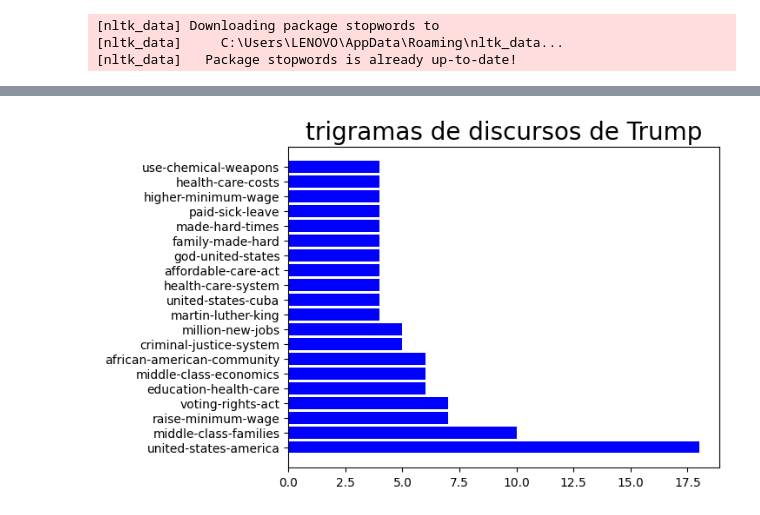
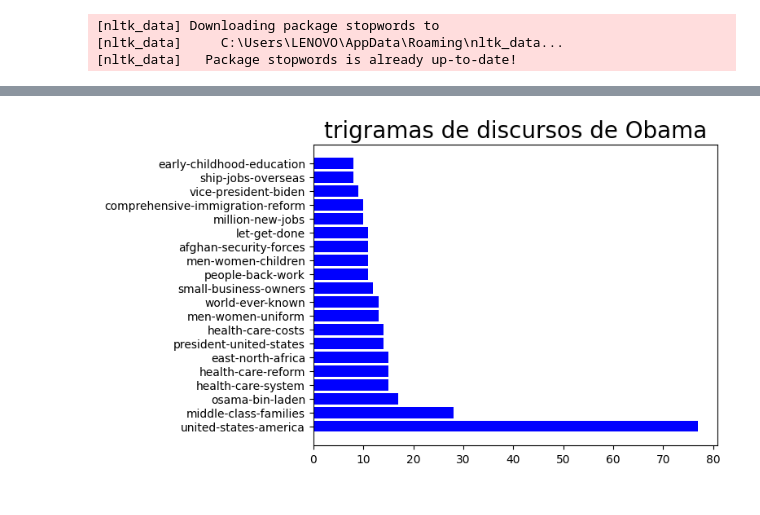
Before and after one commit to AgustinCdeCelis/Speaches-Trump, a Jupyter notebook: workingfile2.ipynb, the cells around one changed output, grey strips where cells are left out. Saved outputs shown, nothing was run; the diff lists cells and outputs as text; code cells hidden in the pictures.

```diff
--- a/workingfile2.ipynb
+++ b/workingfile2.ipynb
@@ -122,3 +28,0 @@ print(url_page(part+prx_link))
-# %%
-for i in part+str(prx_link):
-    print(url_page(i))
@@ -127,5 +127,5 @@ MissingSchema: Invalid URL 'h': No scheme supplied. Perhaps you meant http://h?
 # %%
-res = [''.join(ele) for ele in discursos]
+res = [''.join(ele) for ele in discurso]
 
 len(res)
 # %% [output]
@@ -164,7 +145,7 @@ df['discurso_tokenizado']=df['discurso'].apply(regexp.tokenize)
 # %%
 stopwords = nltk.corpus.stopwords.words('english')
 
-new_stopwords = ['one','four','five','six','make','much','time','ago','want','thank','even','never','seen','greatest','applause','bless','every','tight','going','said','knit',
+new_stopwords = ['one','two','not','last','long','four','five','six','make','much','time','ago','want','thank','even','never','seen','greatest','applause','bless','every','tight','going','said','knit',
 'every','tight','going','said','knit','lot','little','know','say','thing','many','actually','think','look','things','happen','talking','take',
 'saying','lose','came','still']
 
@@ -228,23 +209,29 @@ plt.show()
 # %%
 trigrams=ngrams(tokenized_words,3)
 
 tokenized_tri = nltk.FreqDist(trigrams)
 
-plot =tokenized_tri.most_common(21)
-plot.remove((('strong', 'family', 'made'), 4))
+plot =tokenized_tri.most_common(26)
+plot.remove((('god', 'may', 'god'), 11))
+plot.remove((('may', 'god', 'united'), 12))
+plot.remove((('cost', 'health', 'care'), 13))
+plot.remove((('middle', 'east', 'north'), 15))
+plot.remove((('speaker', 'vice', 'president'), 10))
+plot.remove((('god', 'united', 'states'), 27))
+
 
 wrds = ['-'.join(x) for x, c in plot]
 
 wdth = [c for x, c in plot]
 
-plt.title('trigramas de discursos de Trump',fontsize=20)
+plt.title('trigramas de discursos de Obama',fontsize=20)
 
 plt.barh(wrds, wdth, color='blue')
 
-plt.savefig('trigramas_trump.jpg',bbox_inches='tight')
+plt.savefig('trigramas_obama.jpg',bbox_inches='tight')
 plt.show()
 # %% [output]
-[figure, old version]
+[figure, new version]
 # %%
 plot
 # %% [output]
```
Also changed, not shown: parts of 12 cells of this notebook, 7 other files.
